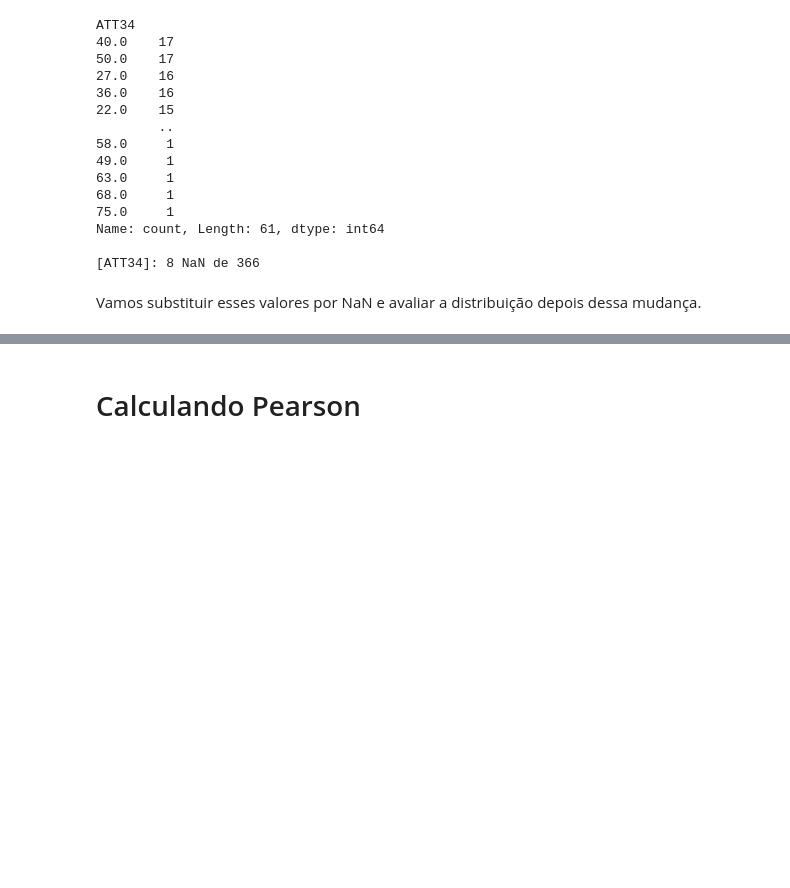
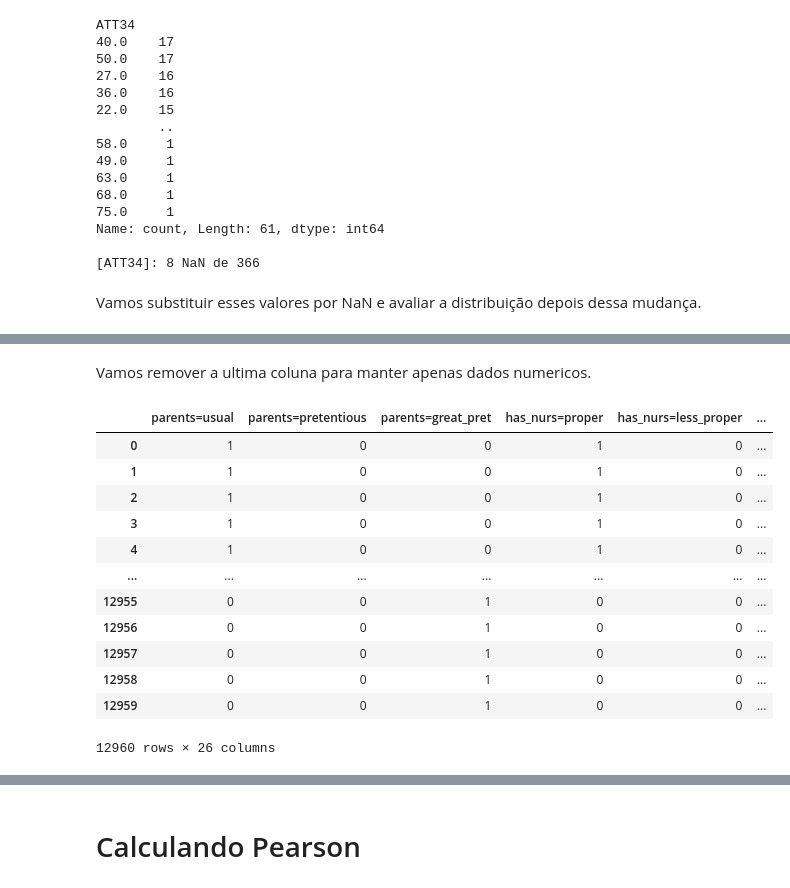
Before and after one commit to gilcesarf/imd3002-202502, a Jupyter notebook: Aula08/exercicio-aula07.ipynb, the cells around one changed output, grey strips where cells are left out. Cells and saved outputs as stored; diff of their text form; code cells hidden in the pictures; blank space fills up the shorter version.

```diff
--- a/Aula08/exercicio-aula07.ipynb
+++ b/Aula08/exercicio-aula07.ipynb
@@ -385,0 +409,20 @@ Nenhuma coluna do tipo object encontrada.
+# %% [markdown]
+Vamos remover a ultima coluna para manter apenas dados numericos.
+# %%
+df = NurseryNominalToBinary.Dataset.drop(columns=NurseryNominalToBinary.Dataset.columns[-1])
+allInfo.loc[5, "Dataset" ] = df
+df
+# %% [output]
+|  | parents=usual | parents=pretentious | parents=great_pret | has_nurs=proper | has_nurs=less_proper | ... |
+| 0 | 1 | 0 | 0 | 1 | 0 | ... |
+| 1 | 1 | 0 | 0 | 1 | 0 | ... |
+| 2 | 1 | 0 | 0 | 1 | 0 | ... |
+| 3 | 1 | 0 | 0 | 1 | 0 | ... |
+| 4 | 1 | 0 | 0 | 1 | 0 | ... |
+| ... | ... | ... | ... | ... | ... | ... |
+| 12955 | 0 | 0 | 1 | 0 | 0 | ... |
+| 12956 | 0 | 0 | 1 | 0 | 0 | ... |
+| 12957 | 0 | 0 | 1 | 0 | 0 | ... |
+| 12958 | 0 | 0 | 1 | 0 | 0 | ... |
+| 12959 | 0 | 0 | 1 | 0 | 0 | ... |
+12960 rows × 26 columns
```
Also changed, not shown: parts of 5 cells of this notebook.
